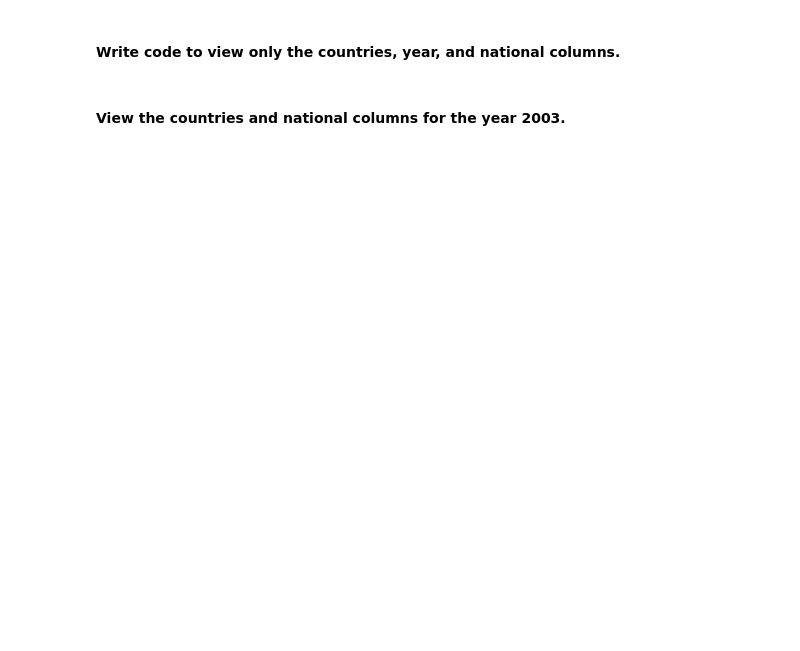
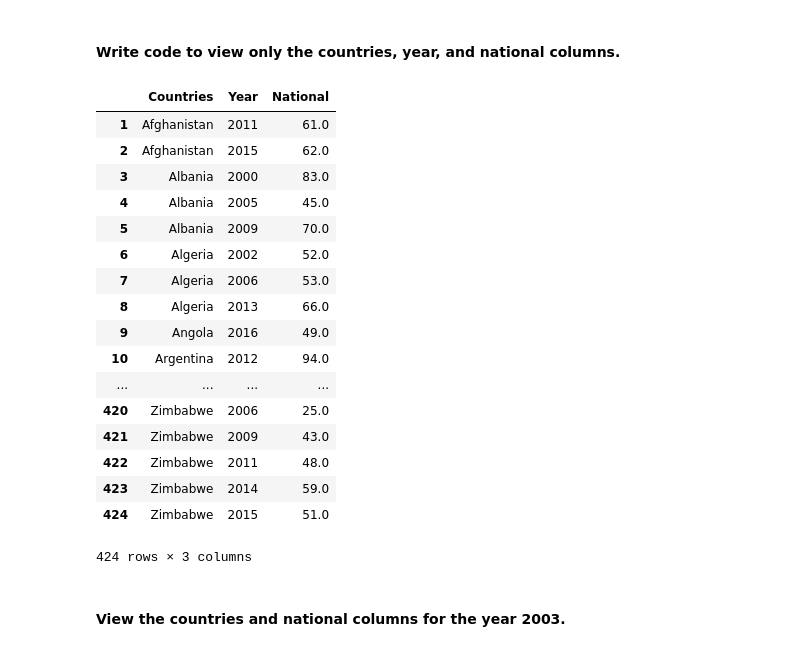
Before and after one commit to nuitrcs/intro-python-summer2019, a Jupyter notebook: learningPandas-answers.ipynb, the cells around one changed output. Drawn from its saved outputs; the diff is of its cells as text; code cells hidden in the pictures; blank space fills up the shorter version.

```diff
--- a/learningPandas-answers.ipynb
+++ b/learningPandas-answers.ipynb
@@ -188,3 +415,24 @@ pneu_care_df[["Countries", "Year", "National"]].head()  # adding head() is optio
+# %%
+pneu_care_df[["Countries", "Year", "National"]]
+# %% [output]
+|  | Countries | Year | National |
+| 1 | Afghanistan | 2011 | 61.0 |
+| 2 | Afghanistan | 2015 | 62.0 |
+| 3 | Albania | 2000 | 83.0 |
+| 4 | Albania | 2005 | 45.0 |
+| 5 | Albania | 2009 | 70.0 |
+| 6 | Algeria | 2002 | 52.0 |
+| 7 | Algeria | 2006 | 53.0 |
+| 8 | Algeria | 2013 | 66.0 |
+| 9 | Angola | 2016 | 49.0 |
+| 10 | Argentina | 2012 | 94.0 |
+| ... | ... | ... | ... |
+| 420 | Zimbabwe | 2006 | 25.0 |
+| 421 | Zimbabwe | 2009 | 43.0 |
+| 422 | Zimbabwe | 2011 | 48.0 |
+| 423 | Zimbabwe | 2014 | 59.0 |
+| 424 | Zimbabwe | 2015 | 51.0 |
+424 rows × 3 columns
 # %% [markdown]
 #### View the countries and national columns for the year 2003.
 # %%
```
Also changed, not shown: parts of 75 cells of this notebook, 1 other file.
